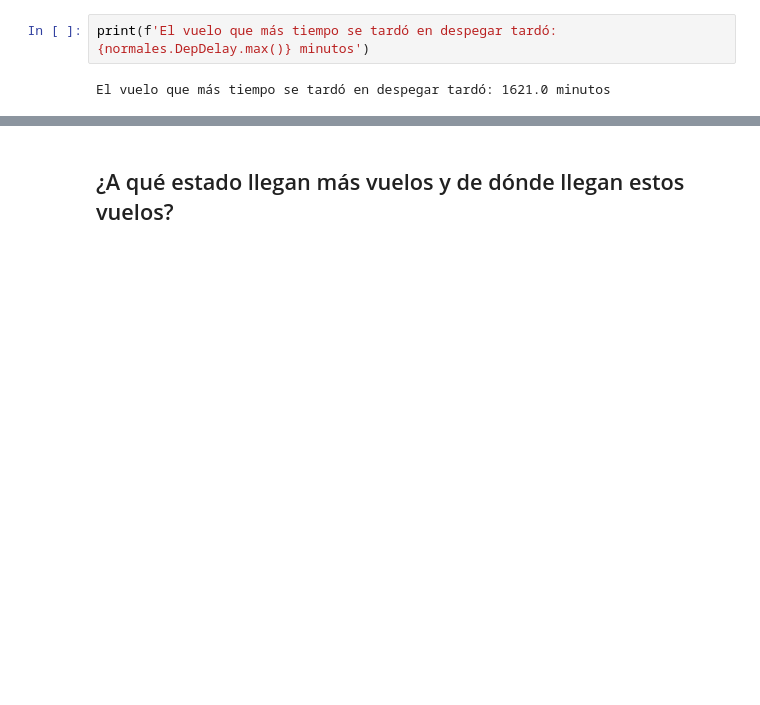
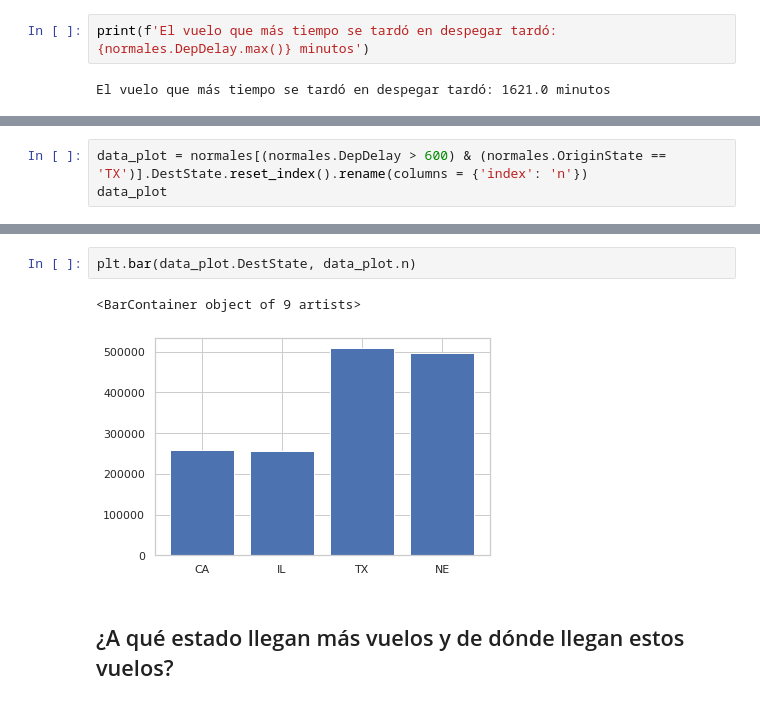
Before and after one commit to fjme95/python-para-la-ciencia-de-datos, a Jupyter notebook: 3_Dependencias,_manejo_de_datos,_pandas_y_visualización_.ipynb, the cells around one changed output, grey strips where cells are left out. Saved outputs shown, nothing was run; the diff lists cells and outputs as text; blank space fills up the shorter version.

```diff
--- a/3_Dependencias,_manejo_de_datos,_pandas_y_visualización_.ipynb
+++ b/3_Dependencias,_manejo_de_datos,_pandas_y_visualización_.ipynb
@@ -691,0 +808,3 @@ El vuelo que más tiempo se tardó en despegar tardó: 1621.0 minutos
+# %%
+data_plot = normales[(normales.DepDelay > 600) & (normales.OriginState == 'TX')].DestState.reset_index().rename(columns = {'index': 'n'})
+data_plot
@@ -692,3 +822,8 @@ El vuelo que más tiempo se tardó en despegar tardó: 1621.0 minutos
+# %%
+plt.bar(data_plot.DestState, data_plot.n)
+# %% [output]
+<BarContainer object of 9 artists>
+[figure, added]
 # %% [markdown]
 ## ¿A qué estado llegan más vuelos y de dónde llegan estos vuelos?
 # %%
```
Also changed, not shown: parts of 34 cells of this notebook.
